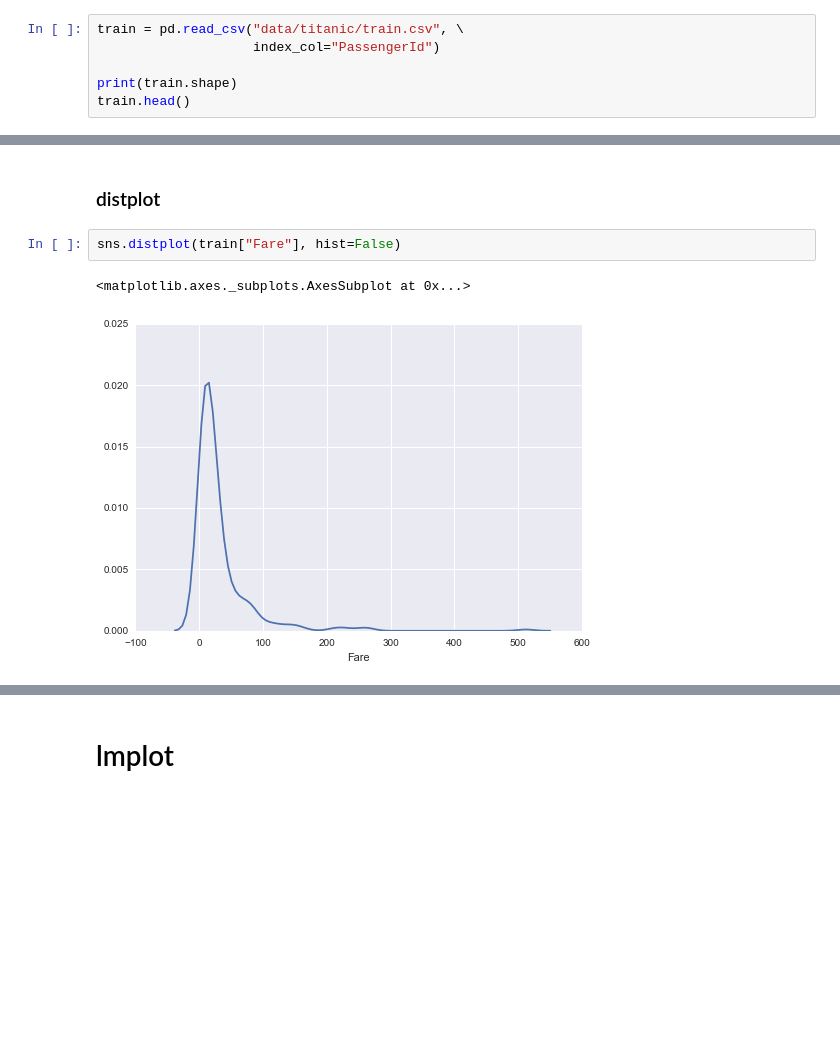
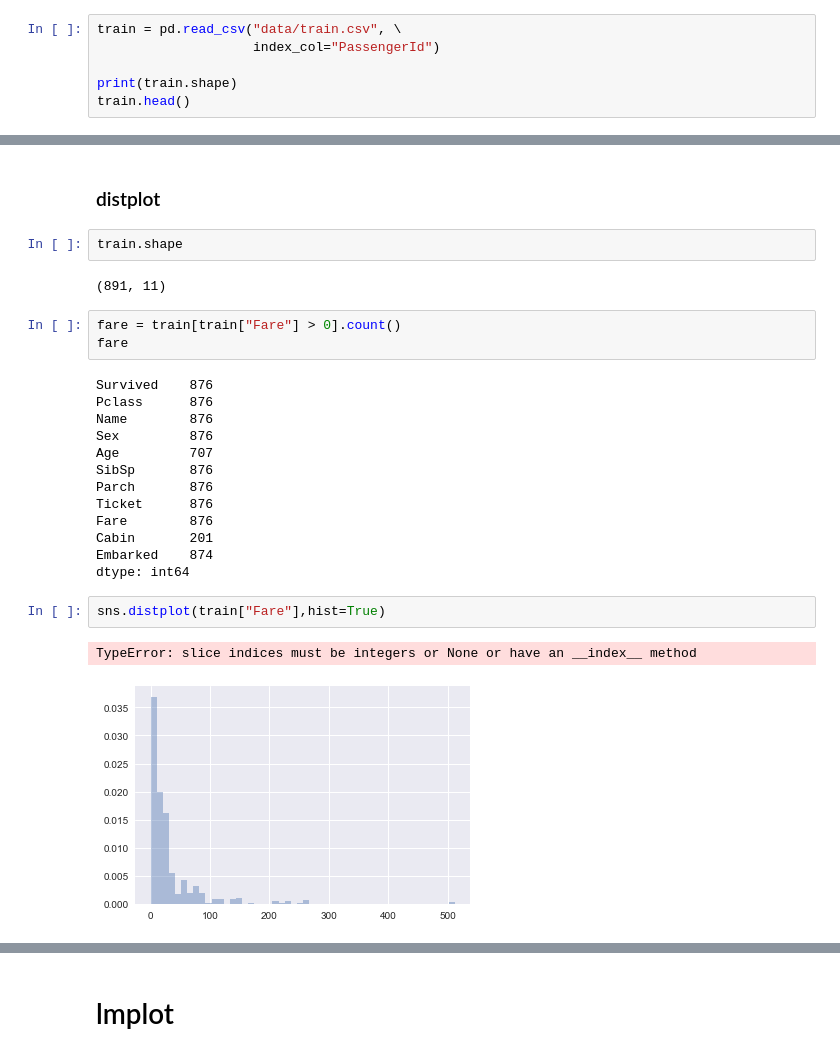
Before and after one commit to hsh0367/class, a Jupyter notebook: kaggle/titanic/타이타닉시각화Seaborn.ipynb, the cells around one changed output, grey strips where cells are left out. Drawn from its saved outputs; the diff is of its cells as text; blank space fills up the shorter version.

```diff
--- a/kaggle/titanic/타이타닉시각화Seaborn.ipynb
+++ b/kaggle/titanic/타이타닉시각화Seaborn.ipynb
@@ -5,7 +6,7 @@ import matplotlib.pyplot as plt # Matplotlib의 pyplot 로딩하기
 # %% [markdown]
 ## Load Dataset
 # %%
-train = pd.read_csv("data/titanic/train.csv", \
+train = pd.read_csv("data/train.csv", \
                     index_col="PassengerId")
 
 print(train.shape)
@@ -37,10 +55,30 @@ NameError: name 'train' is not defined
 # %% [markdown]
 ### distplot
+# %%
+train.shape
+# %% [output]
+(891, 11)
+# %%
+fare = train[train["Fare"] > 0].count()
+fare
+# %% [output]
+Survived    876
+Pclass      876
+Name        876
+Sex         876
+Age         707
+SibSp       876
+Parch       876
+Ticket      876
+Fare        876
+Cabin       201
+Embarked    874
+dtype: int64
 # %%
-sns.distplot(train["Fare"], hist=False)
+sns.distplot(train["Fare"],hist=True)
 # %% [output]
-<matplotlib.axes._subplots.AxesSubplot at 0x...>
+TypeError: slice indices must be integers or None or have an __index__ method
-[figure, old version]
+[figure, new version]
 # %%
 ignore_high_fare = train[train["Fare"] < 100]
 
```
Also changed, not shown: parts of 16 cells of this notebook, 29 other files.
